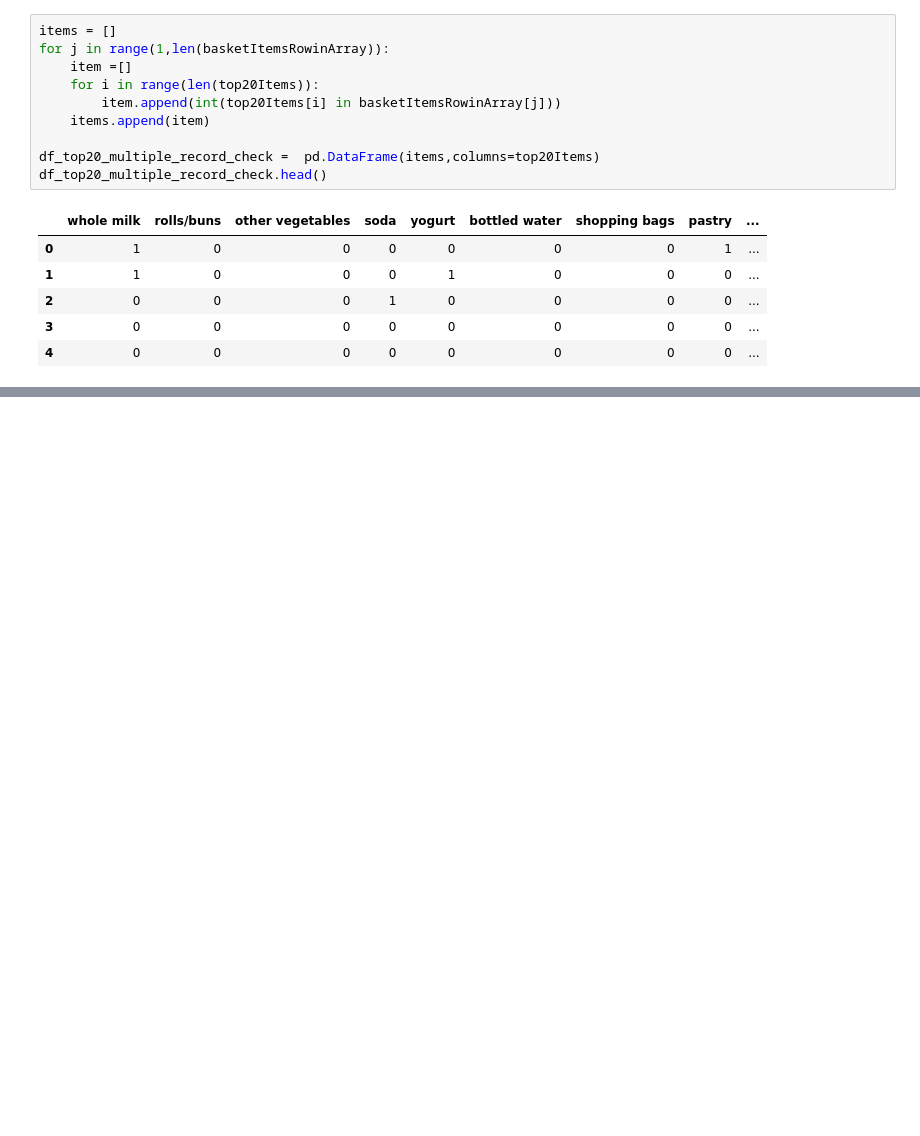
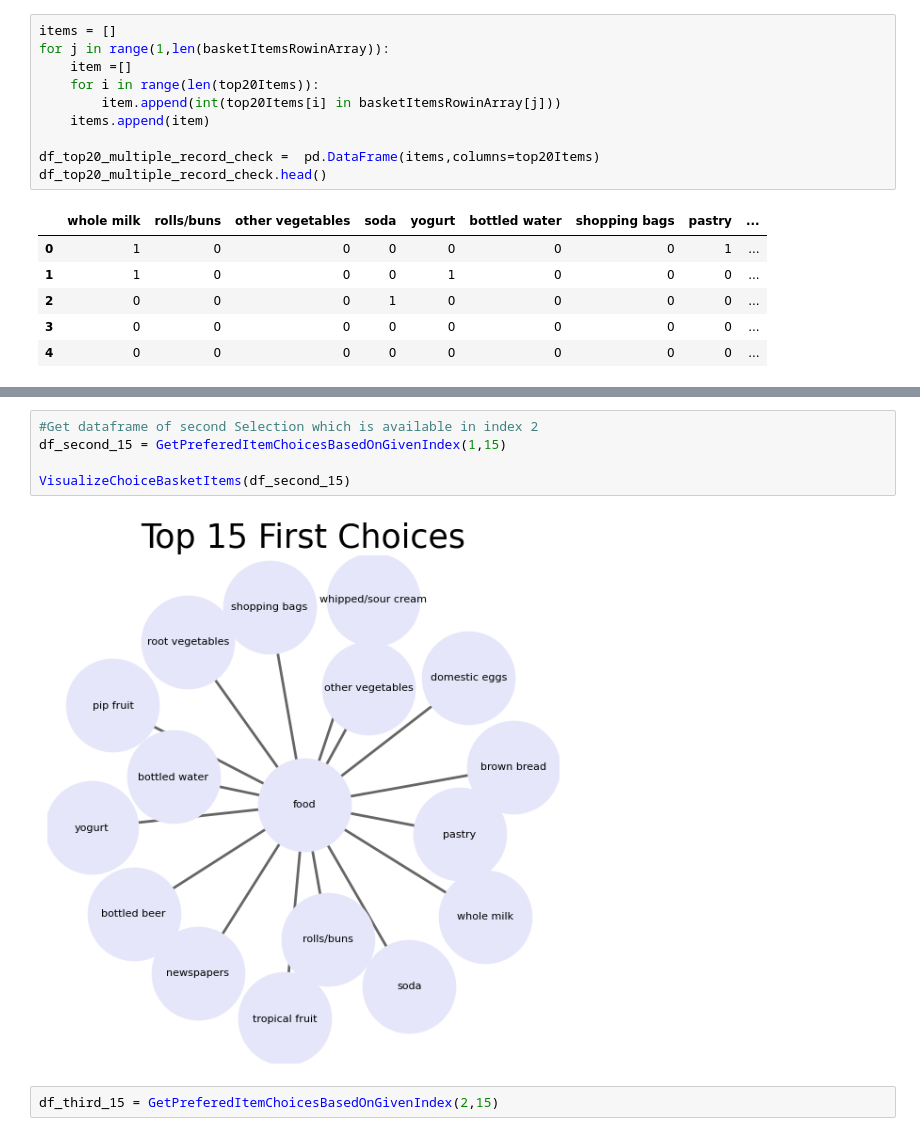
Before and after one commit to karthikeyanVK/MarketBasketAnalysis, a Jupyter notebook: marketbasketanalysis.ipynb, the cells around one changed output, grey strips where cells are left out. Cells and saved outputs as stored; diff of their text form; blank space fills up the shorter version.

```diff
--- a/marketbasketanalysis.ipynb
+++ b/marketbasketanalysis.ipynb
@@ -129,0 +181,9 @@ print(transaction)
+# %%
+#Get dataframe of second Selection which is available in index 2
+df_second_15 = GetPreferedItemChoicesBasedOnGivenIndex(1,15)
+
+VisualizeChoiceBasketItems(df_second_15)
+# %% [output]
+[figure, added]
+# %%
+df_third_15 = GetPreferedItemChoicesBasedOnGivenIndex(2,15)
```
Also changed, not shown: parts of 10 cells of this notebook.
